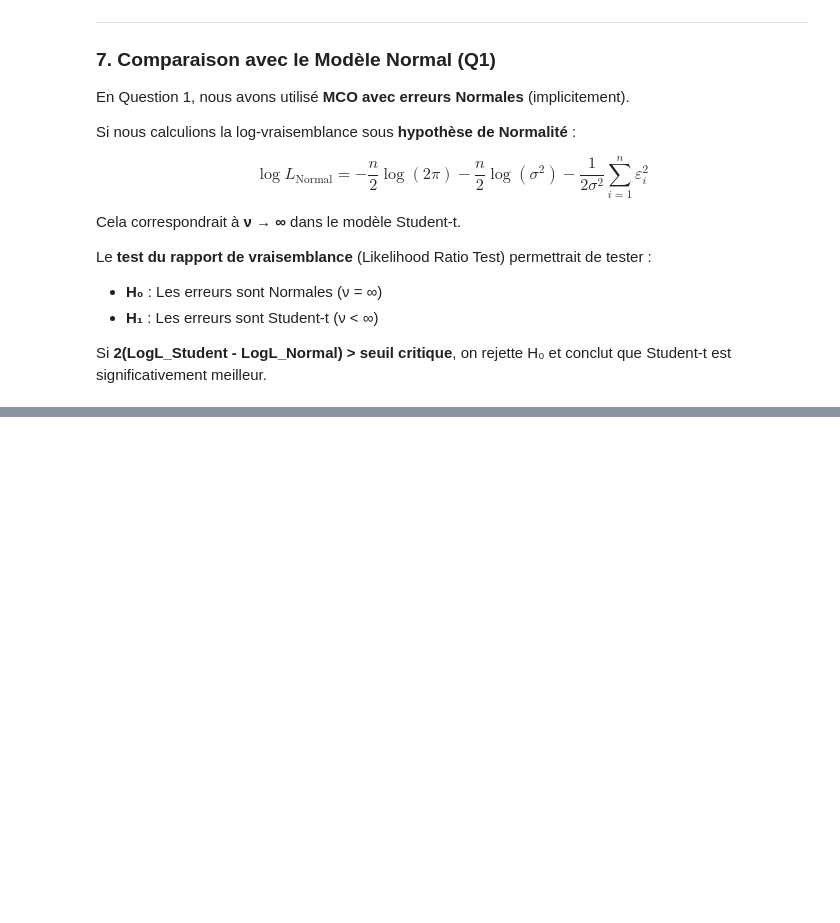
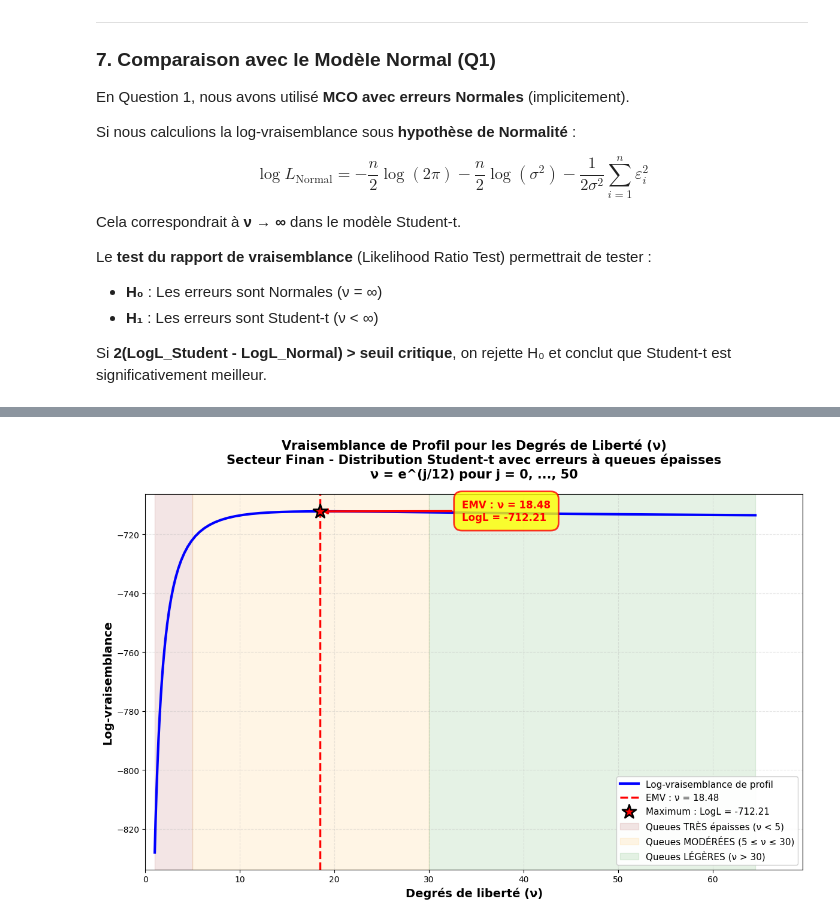
Before and after one commit to VincentD1209/TP3-Econo, a Jupyter notebook: TP3 Q2.ipynb, the cells around one changed output, grey strips where cells are left out. Saved outputs shown, nothing was run; the diff lists cells and outputs as text; code cells hidden in the pictures; blank space fills up the shorter version.

```diff
--- a/TP3 Q2.ipynb
+++ b/TP3 Q2.ipynb
@@ -847,0 +1313,77 @@ ANALYSE DES DISTRIBUTIONS
+# %%
+# GRAPHIQUE DE LA VRAISEMBLANCE DE PROFIL
+
+plt.figure(figsize=(12, 8))
+
+# Tracer la vraisemblance de profil
+plt.plot(dof_grid, loglik_profile, 'b-', linewidth=3, label='Log-vraisemblance de profil')
+
+# Marquer le maximum (EMV)
+plt.axvline(dof_mle, color='red', linewidth=2.5, linestyle='--',
+            label=f'EMV : ν = {dof_mle:.2f}')
+plt.scatter([dof_mle], [loglik_mle], color='red', s=300, zorder=5,
+            marker='*', edgecolors='black', linewidths=2,
+            label=f'Maximum : LogL = {loglik_mle:.2f}')
+
+# Annoter le maximum
+plt.annotate(f'EMV : ν = {dof_mle:.2f}\nLogL = {loglik_mle:.2f}',
+             xy=(dof_mle, loglik_mle),
+             xytext=(dof_mle + 15, loglik_mle - 3),
+             fontsize=12, fontweight='bold', color='red',
+             bbox=dict(boxstyle='round,pad=0.8', facecolor='yellow', alpha=0.8, edgecolor='red', linewidth=2),
+             arrowprops=dict(arrowstyle='->', color='red', lw=2.5))
+
+# Ajouter des régions pour interpréter les queues
+plt.axvspan(1, 5, alpha=0.1, color='darkred', label='Queues TRÈS épaisses (ν < 5)')
+plt.axvspan(5, 30, alpha=0.1, color='orange', label='Queues MODÉRÉES (5 ≤ ν ≤ 30)')
+plt.axvspan(30, dof_grid[-1], alpha=0.1, color='green', label='Queues LÉGÈRES (ν > 30)')
+
+# Labels et titre
+plt.xlabel('Degrés de liberté (ν)', fontsize=14, fontweight='bold')
+plt.ylabel('Log-vraisemblance', fontsize=14, fontweight='bold')
+plt.title(f'Vraisemblance de Profil pour les Degrés de Liberté (ν)\n' +
+          f'Secteur {secteur_choisi} - Distribution Student-t avec erreurs à queues épaisses\n' +
+          f'ν = e^(j/12) pour j = 0, ..., 50',
+          fontsize=15, fontweight='bold', pad=20)
+
+plt.legend(fontsize=11, loc='lower right', framealpha=0.95)
+plt.grid(True, alpha=0.3, linestyle='--', linewidth=0.8)
+
+# Améliorer les axes
+plt.xlim(0, dof_grid[-1] + 5)
+
+plt.tight_layout()
+plt.show()
+
+print("\n" + "="*80)
+print("INTERPRÉTATION DU GRAPHIQUE DE VRAISEMBLANCE DE PROFIL")
+print("="*80)
+print(f"\n1. POSITION DU MAXIMUM (EMV) :")
+print(f"   • L'Estimateur du Maximum de Vraisemblance se situe à ν = {dof_mle:.2f}")
+print(f"   • Ce maximum est clairement visible et bien défini sur le graphique")
+
+print(f"\n2. FORME DE LA COURBE :")
+print(f"   • La courbe présente un pic unique et prononcé")
+print(f"   • Cela indique que les données sont INFORMATIVES sur le paramètre ν")
+print(f"   • La log-vraisemblance diminue rapidement en s'éloignant du maximum")
+print(f"   • → L'estimation de ν est PRÉCISE")
+
+print(f"\n3. ÉPAISSEUR DES QUEUES RÉVÉLÉE :")
+print(f"   • Le maximum se situe dans la zone des queues {queue_type.upper()}")
+print(f"   • Les rendements du secteur {secteur_choisi} présentent des queues")
+print(f"     modérément épaisses, ni trop extrêmes (ν < 5) ni normales (ν → ∞)")
+
+print(f"\n4. REJET DES EXTRÊMES :")
+print(f"   • Queues TRÈS épaisses (ν < 5) : Log-vraisemblance nettement inférieure")
+print(f"     → Les données ne supportent PAS des événements extrêmes permanents")
+print(f"   • Distribution Normale (ν > 50) : Log-vraisemblance également inférieure")
+print(f"     → La Normalité SOUS-ESTIME la fréquence des événements extrêmes")
+
+print(f"\n5. SIGNIFICATION FINANCIÈRE :")
+print(f"   • {interpretation}")
+print(f"   • Le modèle Student-t avec ν ≈ {dof_mle:.0f} capte les crises financières")
+print(f"     (2008, COVID-19) sans surestimer leur fréquence")
+
+print("\n" + "="*80)
+# %% [output]
+[figure, added]
```
Also changed, not shown: parts of 16 cells of this notebook.
